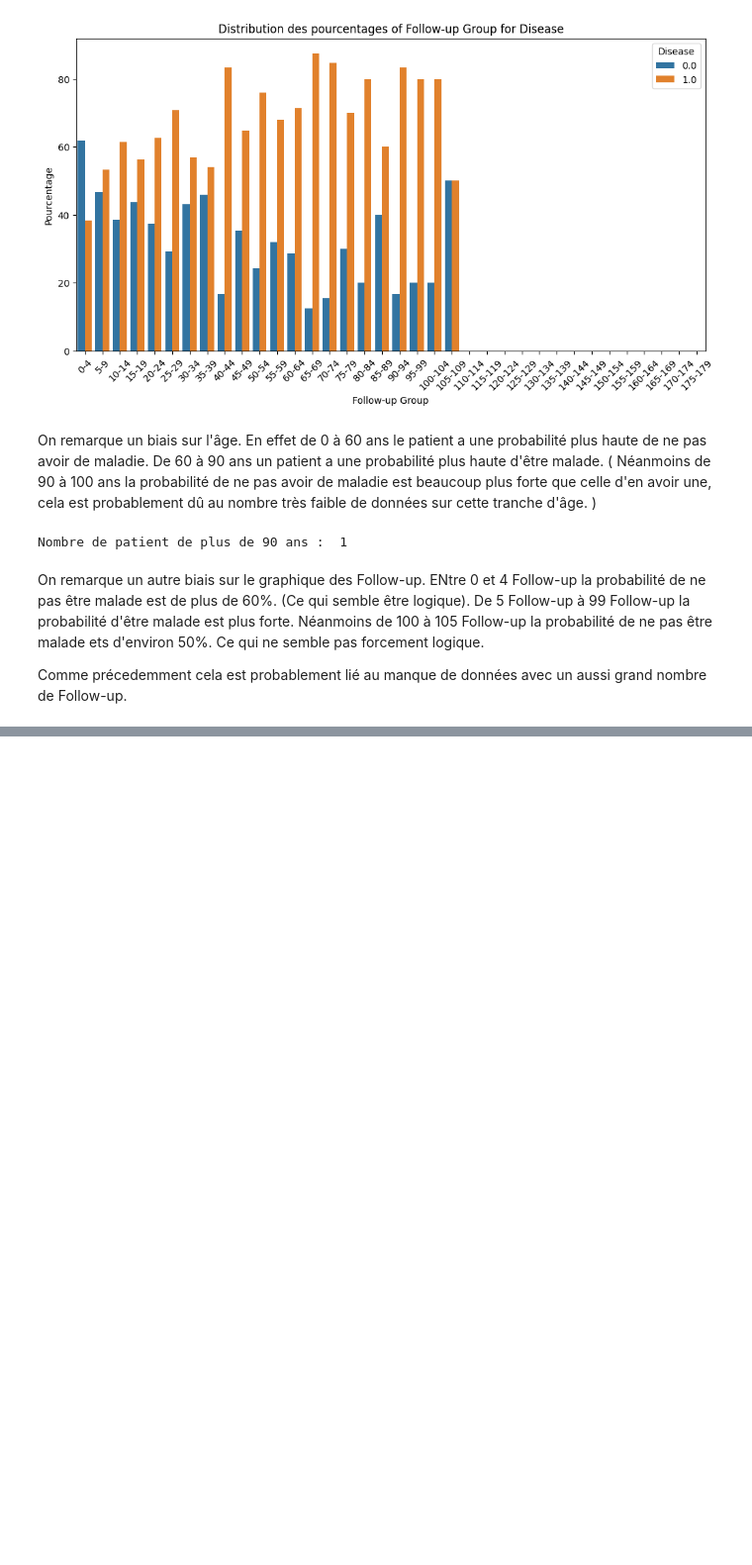
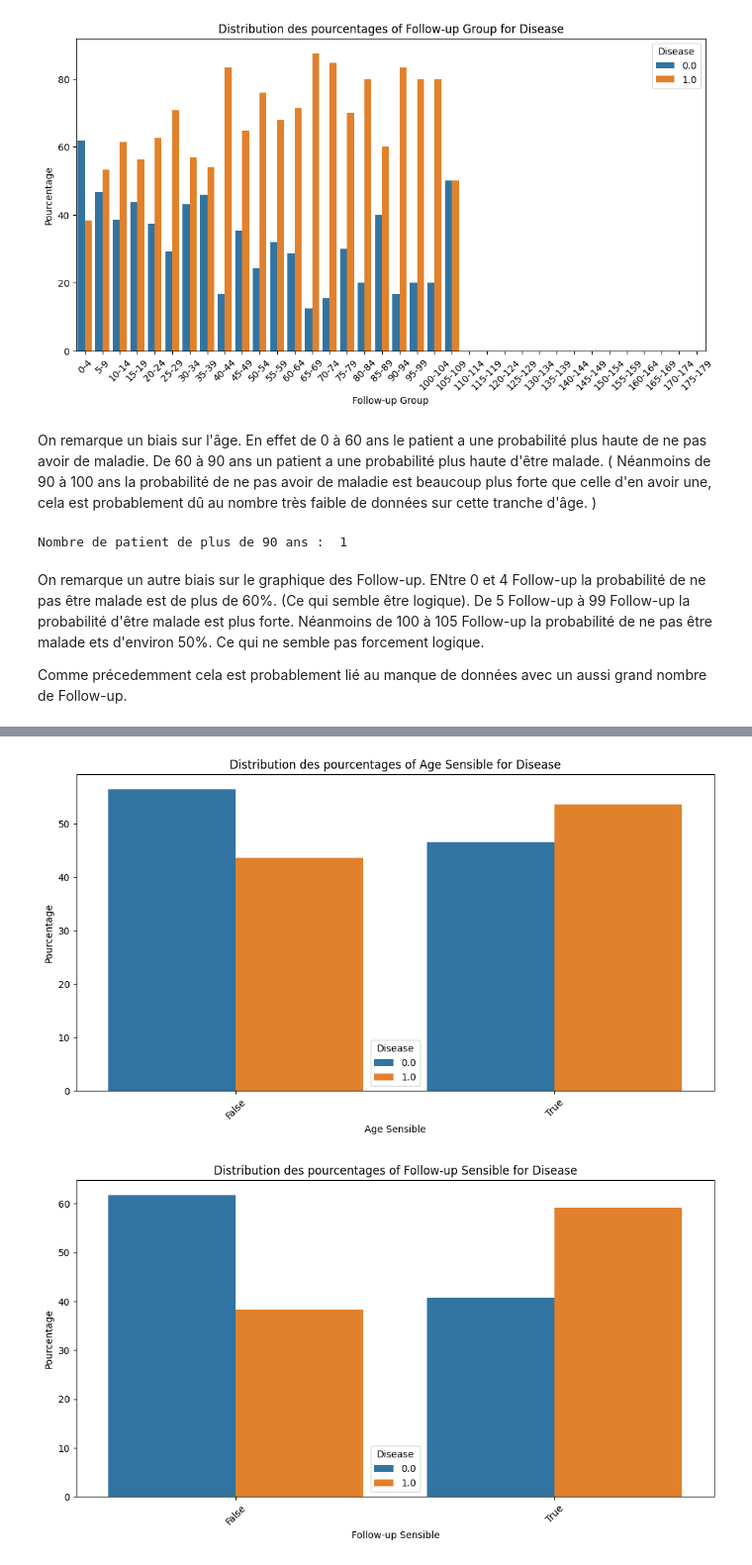
Before and after one commit to lenorabuggenhoudt/Fairness, a Jupyter notebook: project.ipynb, the cells around one changed output, grey strips where cells are left out. Shown at 99% size. Cells and saved outputs as stored; diff of their text form; code cells hidden in the pictures; blank space fills up the shorter version.

```diff
--- a/project.ipynb
+++ b/project.ipynb
@@ -361,0 +390,6 @@ Comme précedemment cela est probablement lié au manque de données avec un aus
+# %%
+Display_categorical_hist_percent2('Age Sensible', 'Disease')
+Display_categorical_hist_percent2('Follow-up Sensible', 'Disease')
+# %% [output]
+[figure, added]
+[figure, added]
```
Also changed, not shown: parts of 8 cells of this notebook.
